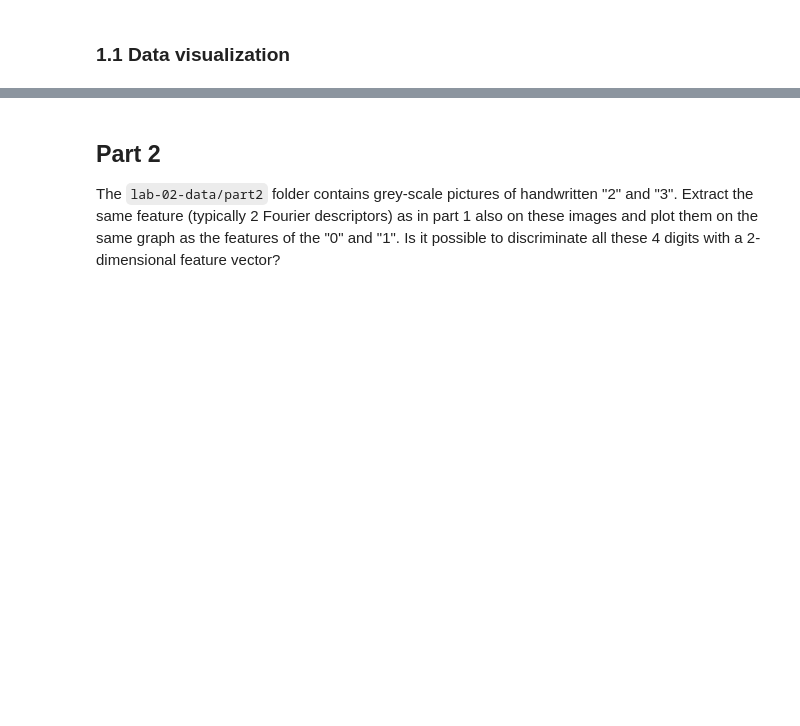
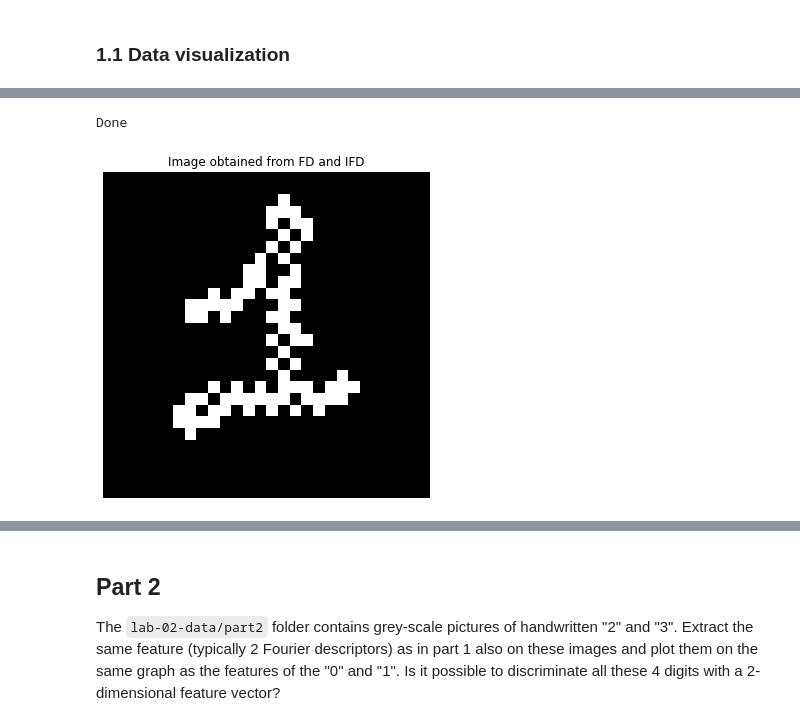
Before and after one commit to JambonSama/image_analysis_and_pattern_recognition_labs, a Jupyter notebook: labs/lab_02_object_description.ipynb, the cells around one changed output, grey strips where cells are left out. Saved outputs shown, nothing was run; the diff lists cells and outputs as text; code cells hidden in the pictures; blank space fills up the shorter version.

```diff
--- a/labs/lab_02_object_description.ipynb
+++ b/labs/lab_02_object_description.ipynb
@@ -169,33 +192,36 @@ def ifd(Z, Nin, numrows, numcols, Nout=None):
     img = np.zeros((numrows, numcols), np.uint8)
 
     for xi,yi in zip(col, row):
         if (xi>=0 & yi>=0 & xi<numcols & yi<numrows):
             img[xi,yi] = 255
 
     return img
 
 # AFD computes the adjusted Fourier Descriptors (invariant by translation, rotation, and scaling).
 #     m = afd(img)
-def afd(img):
-    Z, _, _, _, _, _ = fd(img)
+def afd(img, N=None, method="cropped"):
+    Z, _, _, _, _, _ = fd(img, N, method)
     Z = Z/Z[1]
     Z = Z[2:-1]
     m = np.absolute(Z)
     return m
 
 # Computes Fourier Descriptos and Inverse Fourier Descriptors for proof of concept
 Z, Nin, m, phi, numrows, numcols = fd(img=imgs_1[5])
 img_out = ifd(Z, Nin, numrows, numcols, Nout=400)
 
 # Plot
 n_lin = 1
 n_col = 1
 size = 6
 fig, ax = plt.subplots(n_lin, n_col, figsize=(n_col*size, n_lin*size))
 ax.imshow(img_out, cmap="gray")
 ax.set_title("Image obtained from FD and IFD")
 ax.axis("off")
 
 # End of cell
 print("Done")
+# %% [output]
+Done
+[figure, added]
 # %% [markdown]
```
Also changed, not shown: parts of 17 cells of this notebook.
